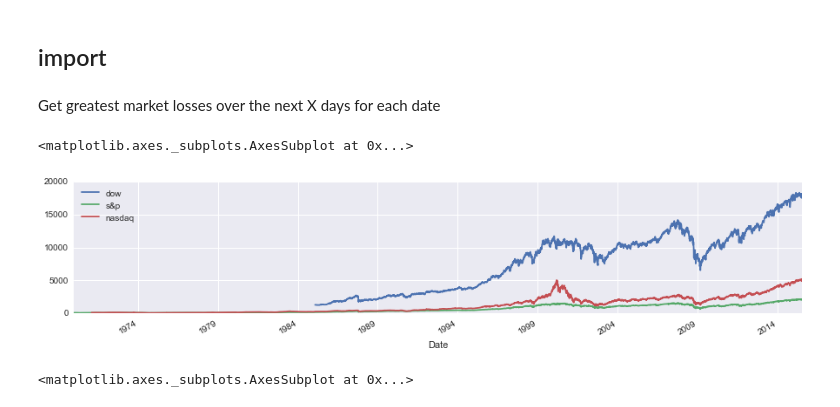
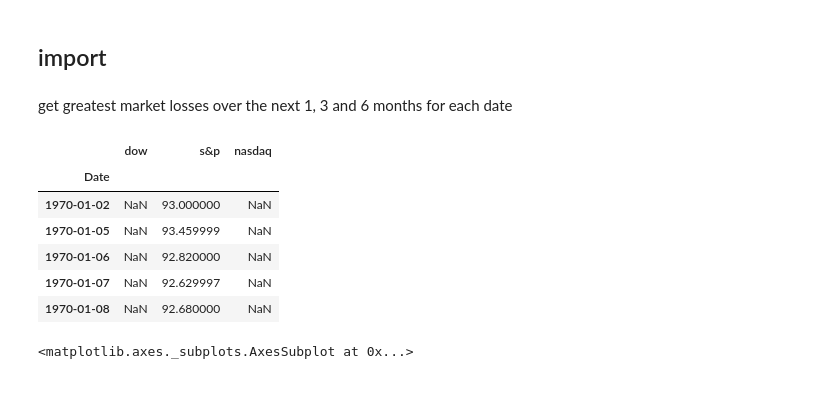
Before and after one commit to rhouck/bubble, a Jupyter notebook: notes/Model Construction.ipynb, the cells around one changed output. Cells and saved outputs as stored; diff of their text form; code cells hidden in the pictures.

```diff
--- a/notes/Model Construction.ipynb
+++ b/notes/Model Construction.ipynb
@@ -18,14 +17,20 @@ import utils.load_data as ld
 # %% [markdown]
 ## import
 # %% [markdown]
-Get greatest market losses over the next X days for each date
+get greatest market losses over the next 1, 3 and 6 months for each date
 # %%
 market = ld.latest_csv_to_pandas('market')
 market.columns = ['dow', 's&p', 'nasdaq']
-market.plot(figsize=[15,3])
-# %% [output]
-<matplotlib.axes._subplots.AxesSubplot at 0x...>
-[figure, removed]
+# %%
+market.head()
+# %% [output]
+|  | dow | s&p | nasdaq |
+| Date |  |  |  |
+| 1970-01-02 | NaN | 93.000000 | NaN |
+| 1970-01-05 | NaN | 93.459999 | NaN |
+| 1970-01-06 | NaN | 92.820000 | NaN |
+| 1970-01-07 | NaN | 92.629997 | NaN |
+| 1970-01-08 | NaN | 92.680000 | NaN |
 # %%
 # create df of lagged returns
 ticker = 's&p'
```
Also changed, not shown: parts of 12 cells of this notebook.
